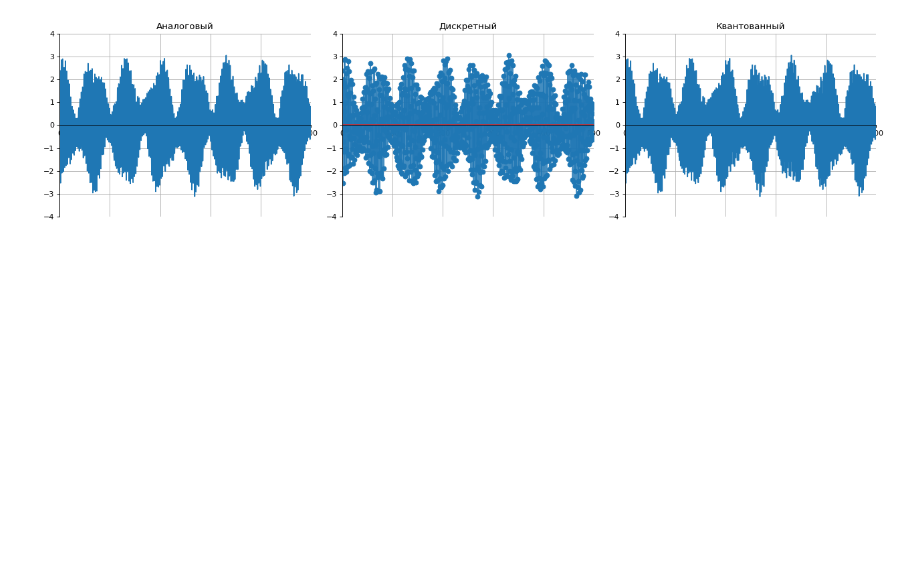
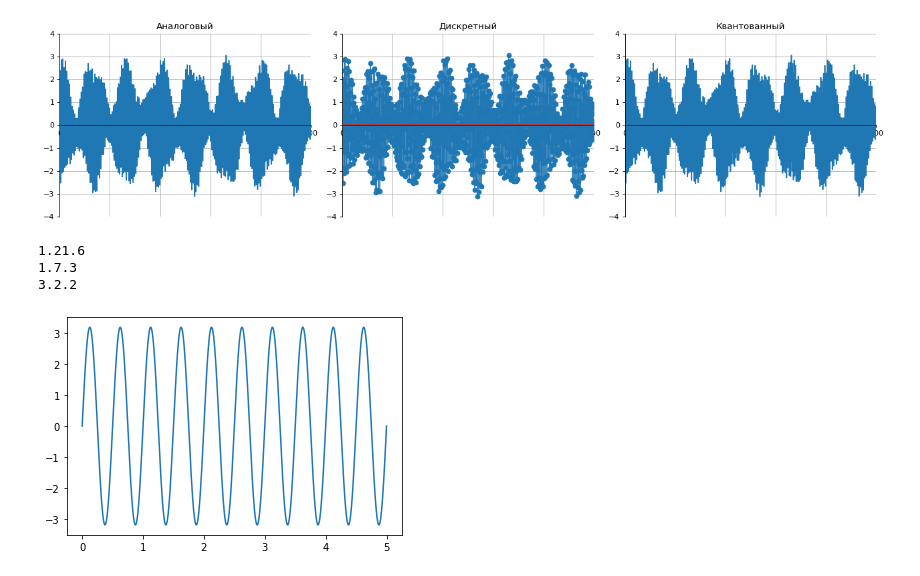
Before and after one commit to zyf2021/paois, a Jupyter notebook: ЛАБ_1_ПАОИС.ipynb, the cells around one changed output. Cells and saved outputs as stored; diff of their text form; code cells hidden in the pictures; blank space fills up the shorter version.

```diff
--- a/ЛАБ_1_ПАОИС.ipynb
+++ b/ЛАБ_1_ПАОИС.ipynb
@@ -118,3 +118,12 @@ for i in range(3):
 plt.tight_layout()
 # %% [output]
 [figure]
+# %%
+import numpy, scipy, matplotlib
+print(numpy.__version__)
+print(scipy.__version__)
+print(matplotlib.__version__)
+# %% [output]
+1.21.6
+1.7.3
+3.2.2
@@ -120,0 +134,21 @@ plt.tight_layout()
+# %%
+SAMPLE_RATE = 44100  # Гц
+DURATION = 5  # Секунды
+
+def generate_sine_wave(freq, sample_rate, duration):
+    x = np.linspace(0, duration, sample_rate*duration, endpoint=False)
+    frequencies = x * freq
+    # 2pi для преобразования в радианы
+    #y = np.sin((2 * np.pi) * frequencies)
+    a = [0.4, 0.98, 1.7, 0.1]
+    #f = [0.05, 0.36, 0.25, 0.1]
+    # sine wave
+    y = a[0]*np.sin(2*np.pi*x*freq) + a[1]*np.sin(2*np.pi*x*freq) + a[2]*np.sin(2*np.pi*x*freq) + a[3]*np.sin(2*np.pi*x*freq)
+    return x, y
+
+# Генерируем волну с частотой 2 Гц, которая длится 5 секунд
+x, y = generate_sine_wave(2, SAMPLE_RATE, DURATION)
+plt.plot(x, y)
+plt.show()
+# %% [output]
+[figure, added]
```
Also changed, not shown: parts of 12 cells of this notebook.
